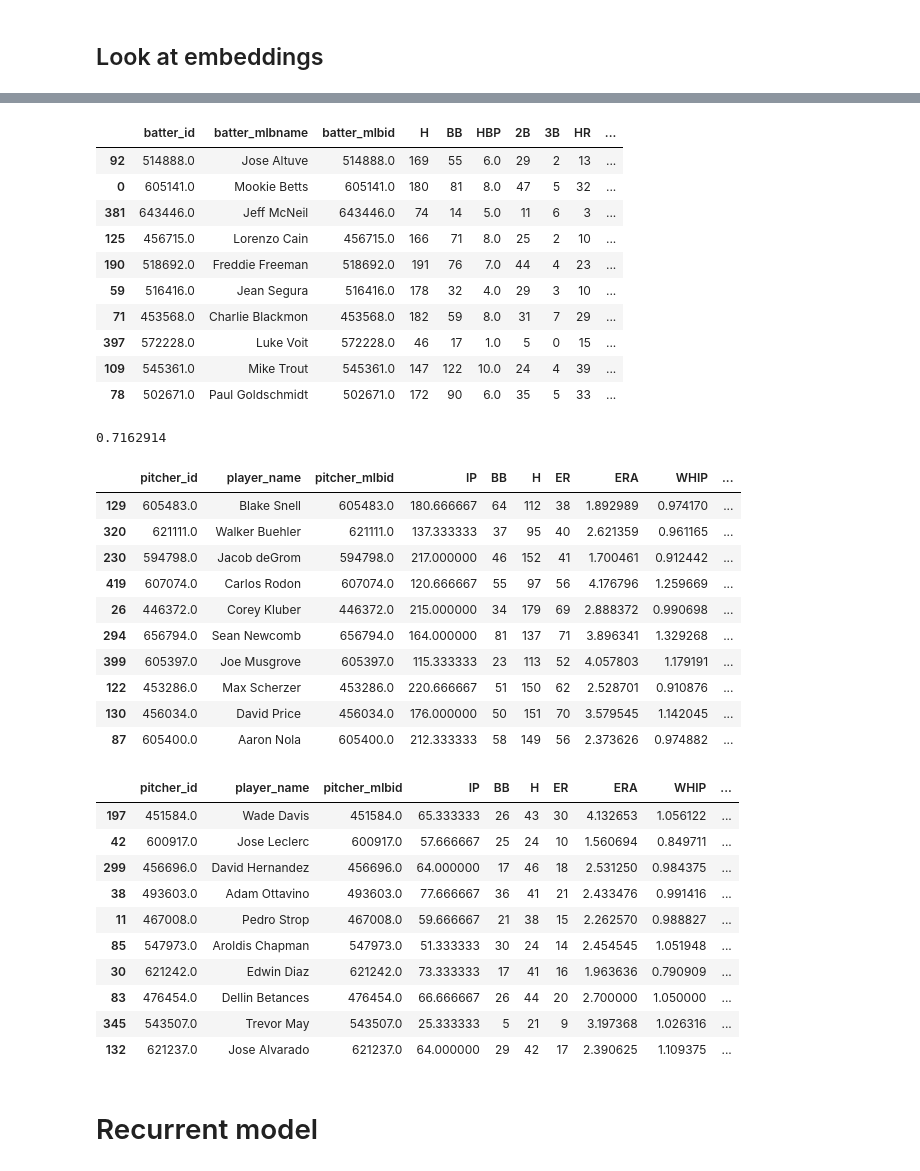
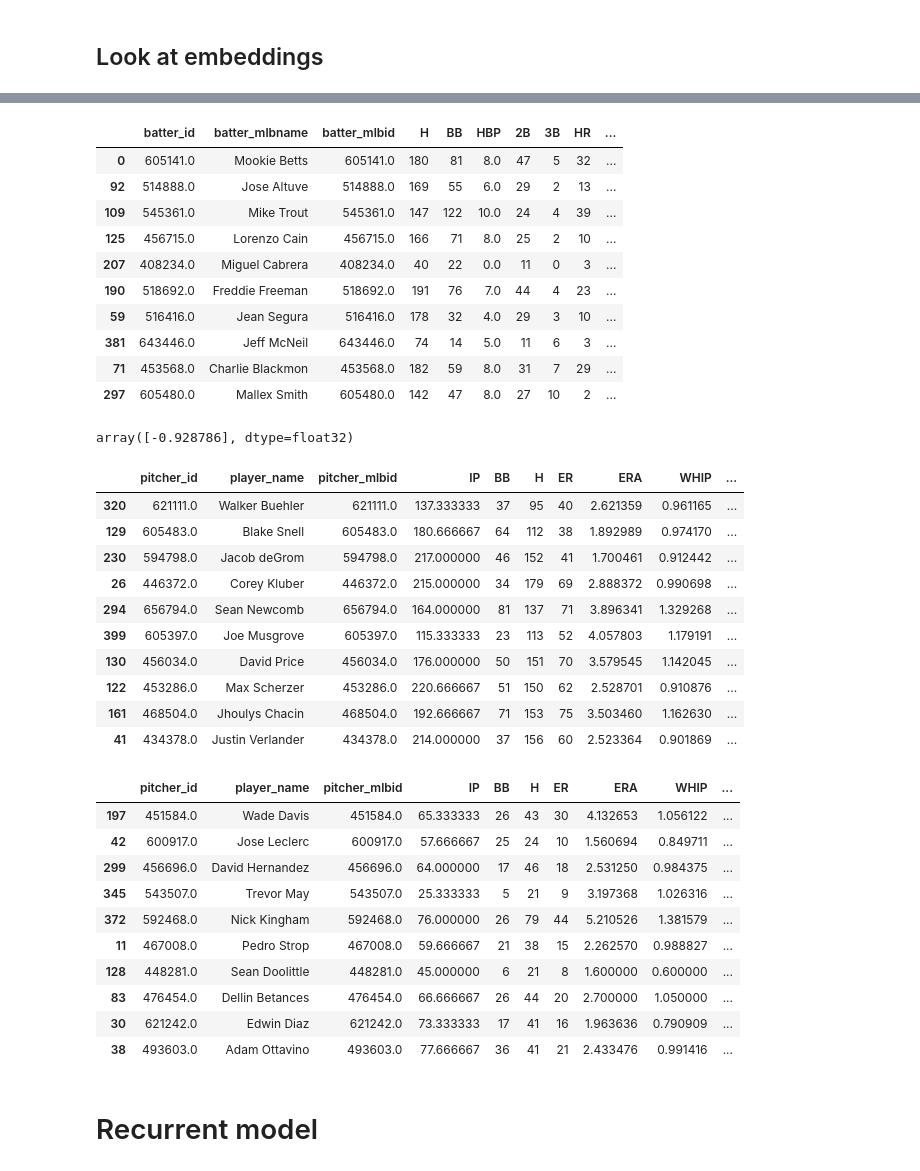
Before and after one commit to dantegates/mlb-statcast, a Jupyter notebook: deep-learning.ipynb, the cells around one changed output, grey strips where cells are left out. Saved outputs shown, nothing was run; the diff lists cells and outputs as text; code cells hidden in the pictures.

```diff
--- a/deep-learning.ipynb
+++ b/deep-learning.ipynb
@@ -597,9 +601,8 @@ def featurize_at_bat(group):
     x = encoder.transform(group_df[categorical_features])
     x['numeric_inputs'] = group_df[numeric_features].values
 
-    y = np.zeros((len(target_events) + 1,))
     assert len(group_df.target.unique()) <= 2
-    y[group_df.target.max()] = 1
+    y = group_df.target.max().astype(int)
 
     y_aux = np.stack(group_df['auxillary_targets'])
     return x, y, y_aux, len(x['numeric_inputs'])
@@ -750,7 +736,7 @@ X = keras.layers.Concatenate()([
     pitcher_embedding,
     batter_embedding
 ])
-X = keras.layers.Dense(len(target_events) + 1, activation='softmax', name='y')(X)
+X = keras.layers.Dense(1, activation='sigmoid', name='y')(X)
 
 hybrid_model = keras.models.Model(
     inputs=[numeric_input] + list(categorical_inputs),
@@ -776,7 +762,7 @@ Trainable params: 11,410
 Non-trainable params: 126
 __________________________________________________________________________________________________
 # %%
-hybrid_model.compile(loss='categorical_crossentropy', optimizer='adam')
+hybrid_model.compile(loss='binary_crossentropy', optimizer='adam')
 # %%
 L = []
 def g():
@@ -858,58 +830,58 @@ batters = df[['batter_id', 'batter_mlbname']].drop_duplicates()
 batters = batters.merge(stats, left_on='batter_id', right_on='batter_mlbid')
 batters = batters[batters.AB > 100]
 batter_embeddings = get_feature_embeddings(batters, 'batter_id', hybrid_model).reshape(-1)
-batter_coefs = hybrid_model.get_layer('y').get_weights()[0][-1, 1:].sum()
+batter_coefs = hybrid_model.get_layer('y').get_weights()[0][-1]
 batters['prob_on_base'] = batter_embeddings * batter_coefs
 batters.sort_values('prob_on_base', ascending=False).head(10)
 # %% [output]
 |  | batter_id | batter_mlbname | batter_mlbid | H | BB | HBP | 2B | 3B | HR | ... |
+| 0 | 605141.0 | Mookie Betts | 605141.0 | 180 | 81 | 8.0 | 47 | 5 | 32 | ... |
 | 92 | 514888.0 | Jose Altuve | 514888.0 | 169 | 55 | 6.0 | 29 | 2 | 13 | ... |
-| 0 | 605141.0 | Mookie Betts | 605141.0 | 180 | 81 | 8.0 | 47 | 5 | 32 | ... |
-| 381 | 643446.0 | Jeff McNeil | 643446.0 | 74 | 14 | 5.0 | 11 | 6 | 3 | ... |
+| 109 | 545361.0 | Mike Trout | 545361.0 | 147 | 122 | 10.0 | 24 | 4 | 39 | ... |
 | 125 | 456715.0 | Lorenzo Cain | 456715.0 | 166 | 71 | 8.0 | 25 | 2 | 10 | ... |
+| 207 | 408234.0 | Miguel Cabrera | 408234.0 | 40 | 22 | 0.0 | 11 | 0 | 3 | ... |
 | 190 | 518692.0 | Freddie Freeman | 518692.0 | 191 | 76 | 7.0 | 44 | 4 | 23 | ... |
 | 59 | 516416.0 | Jean Segura | 516416.0 | 178 | 32 | 4.0 | 29 | 3 | 10 | ... |
+| 381 | 643446.0 | Jeff McNeil | 643446.0 | 74 | 14 | 5.0 | 11 | 6 | 3 | ... |
 | 71 | 453568.0 | Charlie Blackmon | 453568.0 | 182 | 59 | 8.0 | 31 | 7 | 29 | ... |
-| 397 | 572228.0 | Luke Voit | 572228.0 | 46 | 17 | 1.0 | 5 | 0 | 15 | ... |
-| 109 | 545361.0 | Mike Trout | 545361.0 | 147 | 122 | 10.0 | 24 | 4 | 39 | ... |
-| 78 | 502671.0 | Paul Goldschmidt | 502671.0 | 172 | 90 | 6.0 | 35 | 5 | 33 | ... |
+| 297 | 605480.0 | Mallex Smith | 605480.0 | 142 | 47 | 8.0 | 27 | 10 | 2 | ... |
 # %%
-hybrid_model.get_layer('y').get_weights()[0][-2, 0]
+hybrid_model.get_layer('y').get_weights()[0][-2]
 # %% [output]
-0.7162914
+array([-0.928786], dtype=float32)
 # %%
 pitchers = df[['pitcher_id', 'player_name']].drop_duplicates()
 pitchers = pitchers.merge(pitching_stats, left_on='pitcher_id', right_on='pitcher_mlbid')
 pitcher_embeddings = get_feature_embeddings(pitchers, 'pitcher_id', hybrid_model).reshape(-1)
-pitcher_coefs = hybrid_model.get_layer('y').get_weights()[0][-2, 0]
+pitcher_coefs = hybrid_model.get_layer('y').get_weights()[0][-2]
 pitchers['prob_not_on_base'] = pitcher_embeddings * pitcher_coefs
-pitchers[pitchers.IP > 100].sort_values('prob_not_on_base', ascending=False).head(10)
+pitchers[pitchers.IP > 100].sort_values('prob_not_on_base', ascending=True).head(10)
 # %% [output]
 |  | pitcher_id | player_name | pitcher_mlbid | IP | BB | H | ER | ERA | WHIP | ... |
+| 320 | 621111.0 | Walker Buehler | 621111.0 | 137.333333 | 37 | 95 | 40 | 2.621359 | 0.961165 | ... |
 | 129 | 605483.0 | Blake Snell | 605483.0 | 180.666667 | 64 | 112 | 38 | 1.892989 | 0.974170 | ... |
-| 320 | 621111.0 | Walker Buehler | 621111.0 | 137.333333 | 37 | 95 | 40 | 2.621359 | 0.961165 | ... |
 | 230 | 594798.0 | Jacob deGrom | 594798.0 | 217.000000 | 46 | 152 | 41 | 1.700461 | 0.912442 | ... |
-| 419 | 607074.0 | Carlos Rodon | 607074.0 | 120.666667 | 55 | 97 | 56 | 4.176796 | 1.259669 | ... |
 | 26 | 446372.0 | Corey Kluber | 446372.0 | 215.000000 | 34 | 179 | 69 | 2.888372 | 0.990698 | ... |
 | 294 | 656794.0 | Sean Newcomb | 656794.0 | 164.000000 | 81 | 137 | 71 | 3.896341 | 1.329268 | ... |
 | 399 | 605397.0 | Joe Musgrove | 605397.0 | 115.333333 | 23 | 113 | 52 | 4.057803 | 1.179191 | ... |
+| 130 | 456034.0 | David Price | 456034.0 | 176.000000 | 50 | 151 | 70 | 3.579545 | 1.142045 | ... |
 | 122 | 453286.0 | Max Scherzer | 453286.0 | 220.666667 | 51 | 150 | 62 | 2.528701 | 0.910876 | ... |
-| 130 | 456034.0 | David Price | 456034.0 | 176.000000 | 50 | 151 | 70 | 3.579545 | 1.142045 | ... |
-| 87 | 605400.0 | Aaron Nola | 605400.0 | 212.333333 | 58 | 149 | 56 | 2.373626 | 0.974882 | ... |
+| 161 | 468504.0 | Jhoulys Chacin | 468504.0 | 192.666667 | 71 | 153 | 75 | 3.503460 | 1.162630 | ... |
+| 41 | 434378.0 | Justin Verlander | 434378.0 | 214.000000 | 37 | 156 | 60 | 2.523364 | 0.901869 | ... |
 # %%
-pitchers[pitchers.IP < 100].sort_values('prob_not_on_base', ascending=False).head(10)
+pitchers[pitchers.IP < 100].sort_values('prob_not_on_base', ascending=True).head(10)
 # %% [output]
 |  | pitcher_id | player_name | pitcher_mlbid | IP | BB | H | ER | ERA | WHIP | ... |
 | 197 | 451584.0 | Wade Davis | 451584.0 | 65.333333 | 26 | 43 | 30 | 4.132653 | 1.056122 | ... |
 | 42 | 600917.0 | Jose Leclerc | 600917.0 | 57.666667 | 25 | 24 | 10 | 1.560694 | 0.849711 | ... |
 | 299 | 456696.0 | David Hernandez | 456696.0 | 64.000000 | 17 | 46 | 18 | 2.531250 | 0.984375 | ... |
+| 345 | 543507.0 | Trevor May | 543507.0 | 25.333333 | 5 | 21 | 9 | 3.197368 | 1.026316 | ... |
+| 372 | 592468.0 | Nick Kingham | 592468.0 | 76.000000 | 26 | 79 | 44 | 5.210526 | 1.381579 | ... |
+| 11 | 467008.0 | Pedro Strop | 467008.0 | 59.666667 | 21 | 38 | 15 | 2.262570 | 0.988827 | ... |
+| 128 | 448281.0 | Sean Doolittle | 448281.0 | 45.000000 | 6 | 21 | 8 | 1.600000 | 0.600000 | ... |
+| 83 | 476454.0 | Dellin Betances | 476454.0 | 66.666667 | 26 | 44 | 20 | 2.700000 | 1.050000 | ... |
+| 30 | 621242.0 | Edwin Diaz | 621242.0 | 73.333333 | 17 | 41 | 16 | 1.963636 | 0.790909 | ... |
 | 38 | 493603.0 | Adam Ottavino | 493603.0 | 77.666667 | 36 | 41 | 21 | 2.433476 | 0.991416 | ... |
-| 11 | 467008.0 | Pedro Strop | 467008.0 | 59.666667 | 21 | 38 | 15 | 2.262570 | 0.988827 | ... |
-| 85 | 547973.0 | Aroldis Chapman | 547973.0 | 51.333333 | 30 | 24 | 14 | 2.454545 | 1.051948 | ... |
-| 30 | 621242.0 | Edwin Diaz | 621242.0 | 73.333333 | 17 | 41 | 16 | 1.963636 | 0.790909 | ... |
-| 83 | 476454.0 | Dellin Betances | 476454.0 | 66.666667 | 26 | 44 | 20 | 2.700000 | 1.050000 | ... |
-| 345 | 543507.0 | Trevor May | 543507.0 | 25.333333 | 5 | 21 | 9 | 3.197368 | 1.026316 | ... |
-| 132 | 621237.0 | Jose Alvarado | 621237.0 | 64.000000 | 29 | 42 | 17 | 2.390625 | 1.109375 | ... |
 # %% [markdown]
 # Recurrent model
 # %%
```
Also changed, not shown: parts of 43 cells of this notebook.
